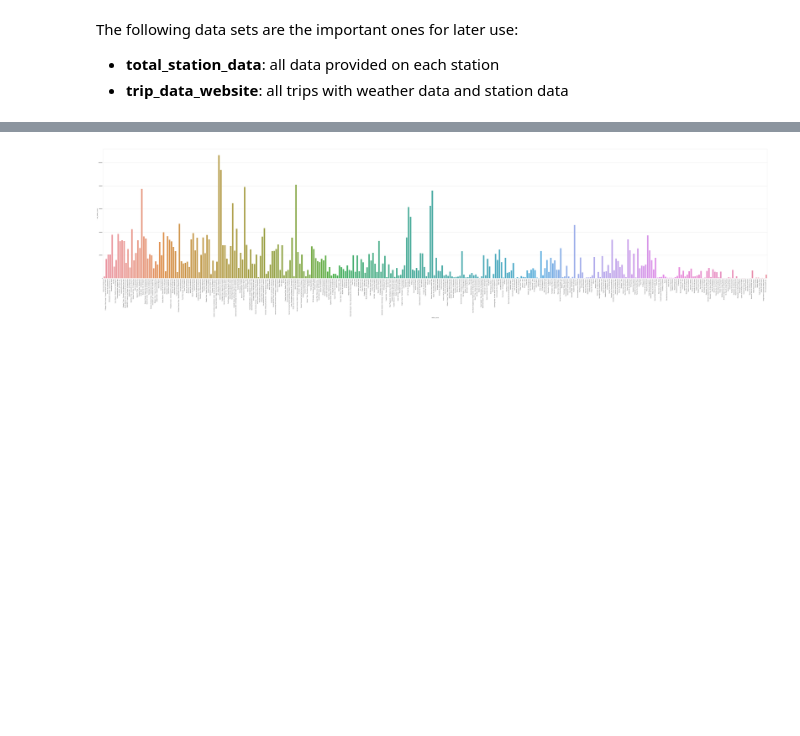
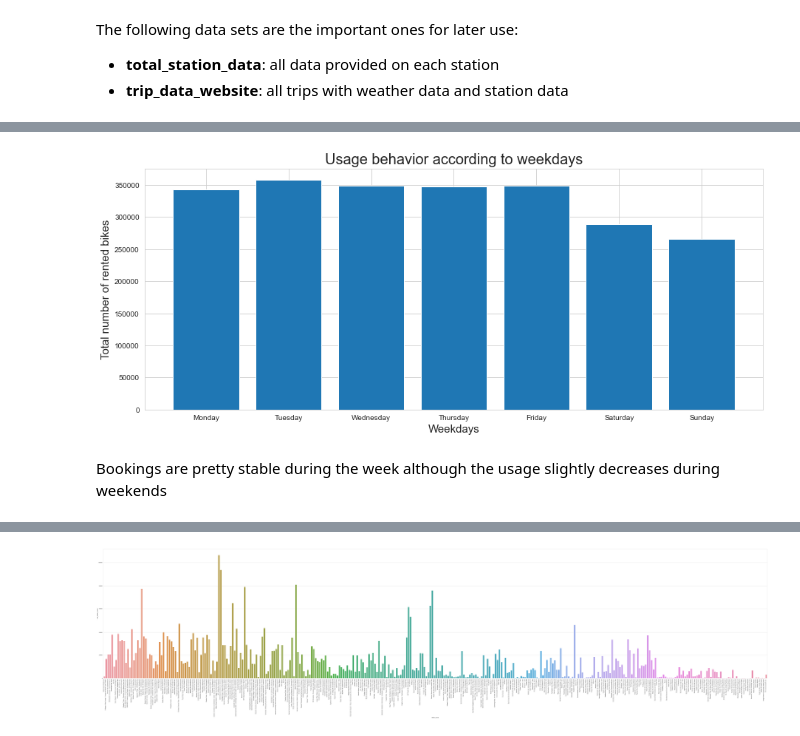
Before and after one commit to JuliusScheuerer/AA_Team_12_Assignment, a Jupyter notebook: AA_Team_12_Code.ipynb, the cells around one changed output, grey strips where cells are left out. Drawn from its saved outputs; the diff is of its cells as text; code cells hidden in the pictures; blank space fills up the shorter version.

```diff
--- a/AA_Team_12_Code.ipynb
+++ b/AA_Team_12_Code.ipynb
@@ -630,0 +677,19 @@ trip_data_website.head(1)
+# %%
+#Create a dictionary with all booked rides grouped by the weekday
+trip_data_website['weekday'] = trip_data_website['start_time'].dt.dayofweek
+days = {0: "Monday", 1: "Tuesday", 2: "Wednesday", 3: "Thursday", 4: "Friday", 5: "Saturday", 6: "Sunday"}
+trip_data_website["weekday"].replace(days, inplace=True)
+week_dict = {value: len(trip_data_website.loc[trip_data_website.weekday == value, :]) for key, value in days.items()}
+# %%
+#Show overview of bookings during the week
+fig_weekdays = mpl.figure(figsize=(15,6))
+mpl.bar(range(len(week_dict)), list(week_dict.values()), align='center')
+mpl.xlabel('Weekdays', fontsize=15)
+mpl.ylabel('Total number of rented bikes', fontsize=15)
+mpl.title('Usage behavior according to weekdays', fontsize=20)
+mpl.xticks(range(len(week_dict)), list(week_dict.keys()))
+mpl.show()
+# %% [output]
+[figure, added]
+# %% [markdown]
+Bookings are pretty stable during the week although the usage slightly decreases during weekends
```
Also changed, not shown: parts of 19 cells of this notebook.
